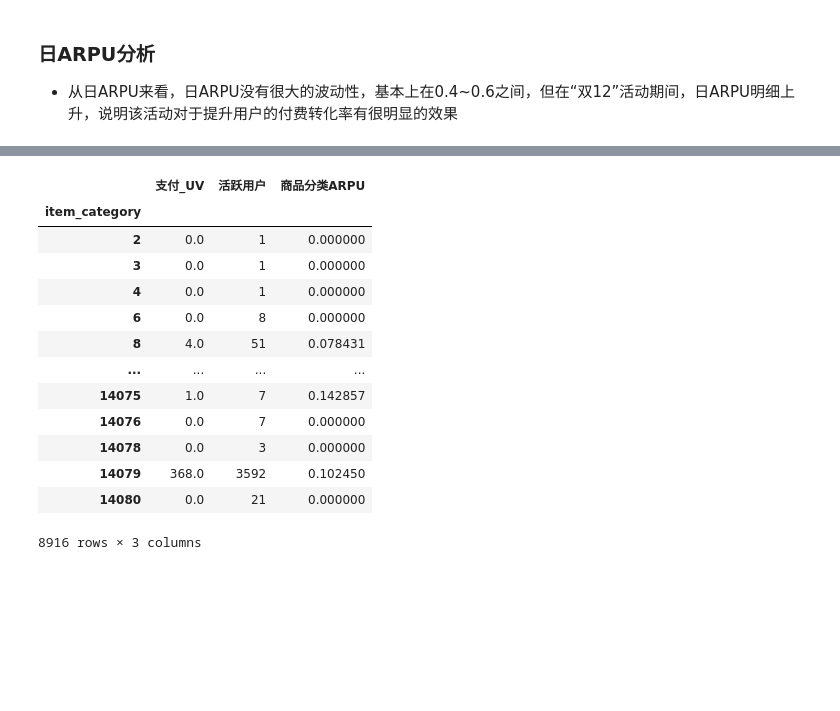
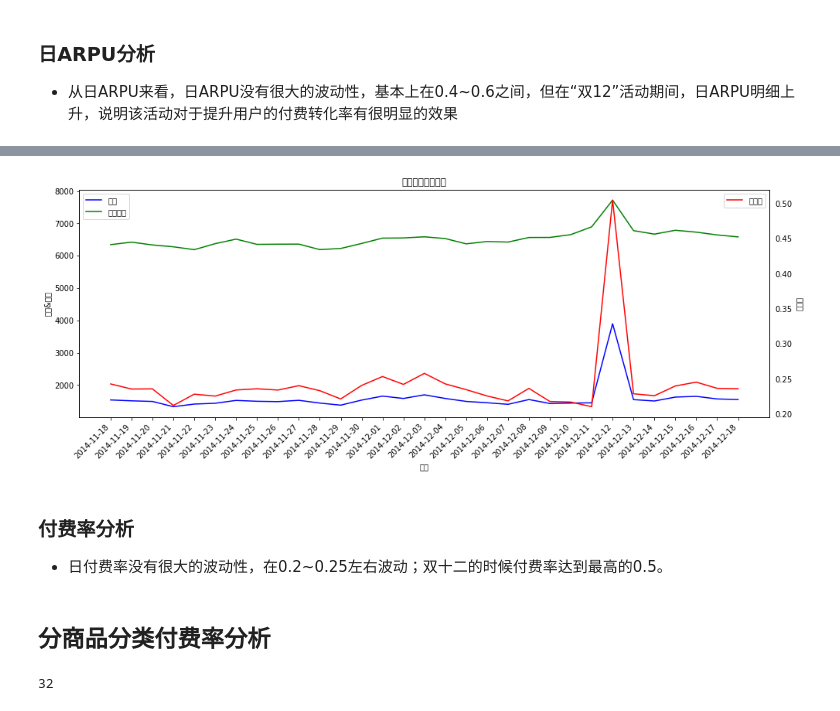
Before and after one commit to renjel/kesci, a Jupyter notebook: User Behavior Data on Taobao App/Untitled.ipynb, the cells around one changed output, grey strips where cells are left out. Drawn from its saved outputs; the diff is of its cells as text; code cells hidden in the pictures; blank space fills up the shorter version.

```diff
--- a/User Behavior Data on Taobao App/Untitled.ipynb
+++ b/User Behavior Data on Taobao App/Untitled.ipynb
@@ -396,0 +445,8 @@ plt.show()
+# %%
+# 活跃用户人数
+uv_view_day = data.groupby('day')['user_id'].nunique().to_frame()
+uv_view_day.columns = ['活跃用户']
+# 连接支付人数
+payR_day = uv_view_day.join(uv_day)[["支付","活跃用户"]]
+payR_day['付费率'] = payR_day['支付'] / payR_day['活跃用户']
+payR_day
@@ -397,28 +472,54 @@ plt.show()
+# %%
+# 日付费率变化趋势
+# 设置图框的大小
+fig = plt.figure(figsize=(16,6))
+# 添加两个子图
+ax1 = fig.add_subplot(111)
+ax2 = ax1.twinx()
+ax1.set_xlabel('日期')
+# 添加数据
+ax1.plot(payR_day.index,payR_day["支付"],label = '支付',color='blue')
+ax1.plot(payR_day.index,payR_day["活跃用户"],label = '活跃用户',color='green')
+ax1.set_ylabel('次数&人数')
+ax2.plot(payR_day.index,payR_day["付费率"],label = '付费率',color='red')
+ax2.set_ylabel('付费率')
+# 添加标题和坐标轴标签
+ax1.set_title('日付费率变化趋势')
+
+# 剔除图框上边界和右边界的刻度
+ax1.tick_params(top = False, right = False)
+ax2.tick_params(top = False, right = False)
+# 让图例生效
+ax1.legend(loc='upper left')
+ax2.legend(loc='upper right')
+# x轴倾斜45度
+fig.autofmt_xdate(rotation = 45)
+
+plt.show()
+# %% [output]
+[figure, added]
+# %% [markdown]
+### 付费率分析
++ 日付费率没有很大的波动性，在0.2~0.25左右波动；双十二的时候付费率达到最高的0.5。
+# %% [markdown]
+## 分商品分类付费率分析
 # %%
 # 分商品分类用户UV
+data['item_category'] = data['item_category'].astype('str')
 uv_view_item = data.groupby('item_category')['user_id'].nunique().to_frame()
 uv_view_item.columns = ['活跃用户']
 # 分商品分类用户行为UV
 uv_item = data.groupby(['item_category','behavior_type'])['user_id'].nunique().unstack()
 uv_item.columns = ['点击_UV','收藏_UV','加购物车_UV','支付_UV']
 # 合并两个表
-ARPU_item = uv_view_item.join(uv_item)[["支付_UV","活跃用户"]]
+pay_item = uv_view_item.join(uv_item)[["支付_UV","活跃用户"]]
 # 填充支付的空值为0
-ARPU_item['支付_UV'].fillna(0, inplace=True)
-ARPU_item['商品分类ARPU'] = ARPU_item['支付_UV'] / ARPU_item['活跃用户']
-ARPU_item
+pay_item['支付_UV'].fillna(0, inplace=True)
+pay_item['商品分类付费率'] = pay_item['支付_UV'] / pay_item['活跃用户']
+# 取出商品分类ARPU前100的分类
+pay_item_top50 = pay_item.sort_values(by = ['商品分类付费率'],axis = 0,ascending = False).loc[(pay_item["活跃用户"]>100)].head(50)
+# 取出商品分类ARPU为0的分类
+pay_item_0 = pay_item.loc[(pay_item["活跃用户"]>100) & (pay_item["商品分类付费率"]==0)]
+pay_item_0.shape[0]
 # %% [output]
-|  | 支付_UV | 活跃用户 | 商品分类ARPU |
-| item_category |  |  |  |
-| 2 | 0.0 | 1 | 0.000000 |
-| 3 | 0.0 | 1 | 0.000000 |
-| 4 | 0.0 | 1 | 0.000000 |
-| 6 | 0.0 | 8 | 0.000000 |
-| 8 | 4.0 | 51 | 0.078431 |
-| ... | ... | ... | ... |
-| 14075 | 1.0 | 7 | 0.142857 |
-| 14076 | 0.0 | 7 | 0.000000 |
-| 14078 | 0.0 | 3 | 0.000000 |
-| 14079 | 368.0 | 3592 | 0.102450 |
-| 14080 | 0.0 | 21 | 0.000000 |
-8916 rows × 3 columns
+32
```
Also changed, not shown: parts of 18 cells of this notebook.
